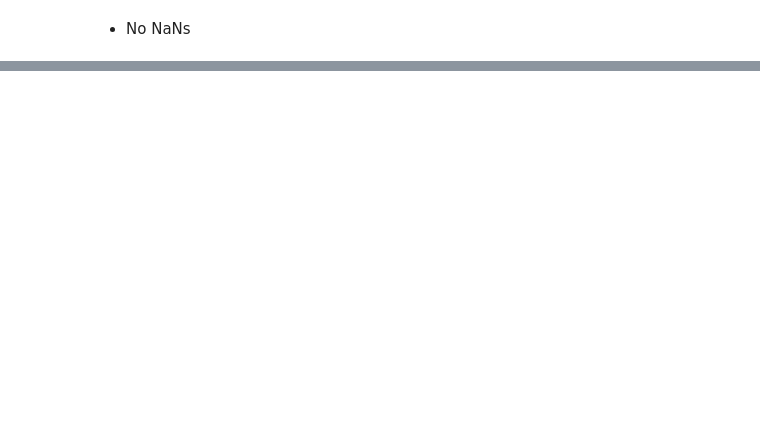
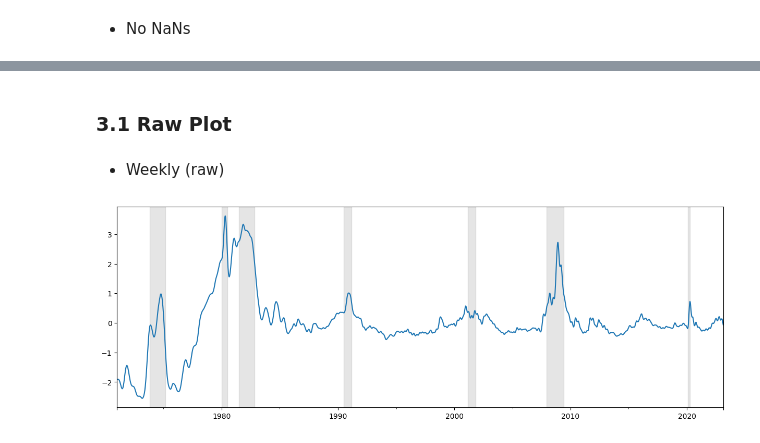
Before and after one commit to YoongsompornT/RecessionPrediction, a Jupyter notebook: EDA/Index5-EDA.ipynb, the cells around one changed output, grey strips where cells are left out. Saved outputs shown, nothing was run; the diff lists cells and outputs as text; code cells hidden in the pictures; blank space fills up the shorter version.

```diff
--- a/EDA/Index5-EDA.ipynb
+++ b/EDA/Index5-EDA.ipynb
@@ -101,4 +119,0 @@ df.head()
-# %%
-# Weekly plot only (original data)
-df.set_index('DATE')['NFCICREDIT'].plot(figsize=(15,5))
-plt.title("Weekly NFCI Credit")
@@ -132,0 +120,23 @@ plt.show()
+# %% [markdown]
+### 3.1 Raw Plot
+# %%
+df_weekly = df['NFCICREDIT']
+df_monthly = df['NFCICREDIT'].resample('M').mean()
+df_quarterly = df['NFCICREDIT'].resample('Q').mean()
+df_yearly = df['NFCICREDIT'].resample('Y').mean()
+# %%
+def add_recession_region():
+  # recession (grey block)
+  recession_periods = [('1973-11-01', '1975-03-01'), ('1980-01-01', '1980-07-01'), ('1981-07-01', '1982-11-01'), ('1990-07-01', '1991-03-01'),
+                     ('2001-03-01', '2001-11-01'), ('2007-12-01', '2009-06-01'), ('2020-02-01', '2020-04-01')]
+
+  for period in recession_periods:
+    plt.axvspan(period[0], period[1], color='gray', alpha=0.2)
+# %% [markdown]
+- Weekly (raw)
+# %%
+df_weekly.plot(figsize=(15,5), label="Weekly")
+add_recession_region()
+plt.show()
+# %% [output]
+[figure, added]
```
Also changed, not shown: parts of 61 cells of this notebook, 1 other file.
